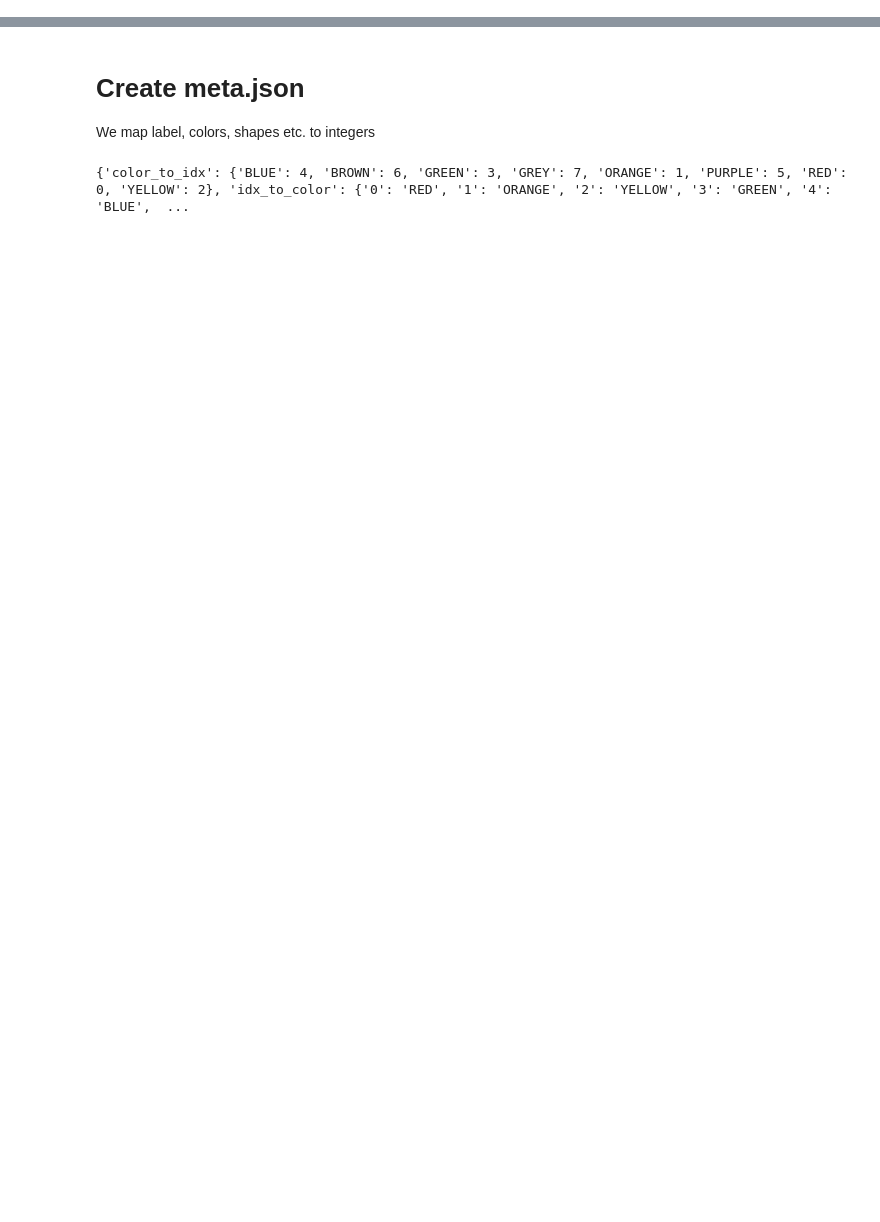
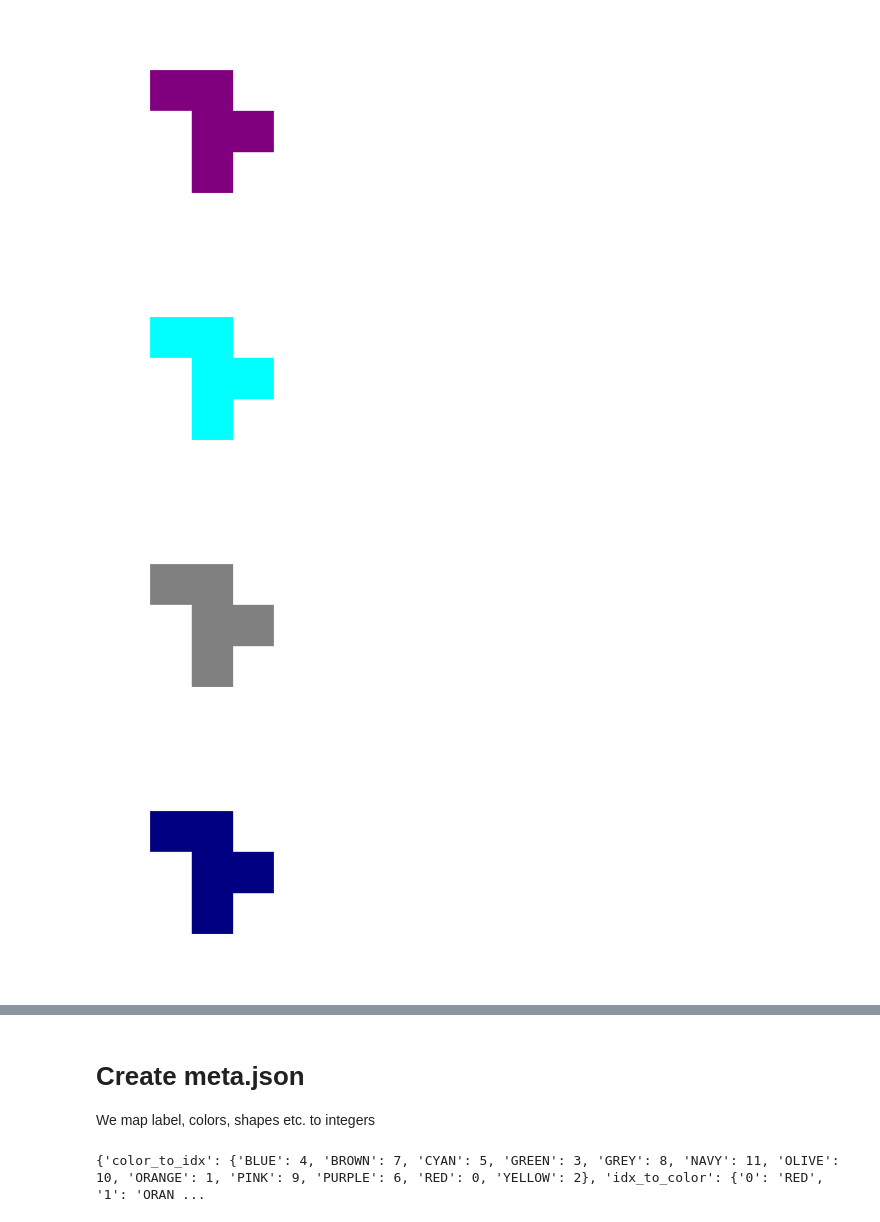
Before and after one commit to clp-research/golmi, a Jupyter notebook: app/compreg/create_set_dataset.ipynb, the cells around one changed output, grey strips where cells are left out. Saved outputs shown, nothing was run; the diff lists cells and outputs as text; code cells hidden in the pictures; blank space fills up the shorter version.

```diff
--- a/app/compreg/create_set_dataset.ipynb
+++ b/app/compreg/create_set_dataset.ipynb
@@ -97,0 +124,14 @@ Pieces: 96
+# %%
+from PIL import Image
+import numpy as np
+
+for file in f_files:
+    with Image.open(data_images_dir + "/" + file) as im:
+        plt.figure()
+        plt.axis("off")
+        plt.imshow(np.array(im))
+# %% [output]
+[figure, added]
+[figure, added]
+[figure, added]
+[figure, added]
@@ -100,17 +148,18 @@ Pieces: 96
 
 We map label, colors, shapes etc. to integers
 # %%
+from model.pentomino import PropertyNames
 data_top_dir = "/data/compreg/sets"
 save_meta = False
-labels = ["uniq_color", "uniq_shape"]
+uniq_props = [PropertyNames.COLOR, PropertyNames.SHAPE]
 if save_meta:
     metadata = {
         "shape_to_idx": dict(),
         "idx_to_shape": dict(),
         "color_to_idx": dict(),
         "idx_to_color": dict(),
-        "label_to_idx": dict(),
-        "idx_to_label": dict()
+        "props_to_idx": dict(),
+        "idx_to_props": dict()
     }
     for prop_idx, prop in enumerate(shapes):
         metadata["shape_to_idx"][prop.name] = prop_idx
@@ -120,9 +169,9 @@ if save_meta:
         metadata["color_to_idx"][prop.name] = prop_idx
         metadata["idx_to_color"][prop_idx] = prop.name
 
-    for lbl_idx, label in enumerate(labels):
-        metadata["label_to_idx"][label] = lbl_idx
-        metadata["idx_to_label"][lbl_idx] = label
+    for prop_idx, prop in enumerate(uniq_props):
+        metadata["props_to_idx"][prop.name] = prop_idx
+        metadata["idx_to_props"][prop_idx] = prop.name
 
     with open(data_top_dir + "/meta.json", "w") as f:
         json.dump(metadata, f, indent=4, sort_keys=True)
@@ -131,4 +180,4 @@ else:
         metadata = json.load(f)
 print(metadata)
 # %% [output]
-{'color_to_idx': {'BLUE': 4, 'BROWN': 6, 'GREEN': 3, 'GREY': 7, 'ORANGE': 1, 'PURPLE': 5, 'RED': 0, 'YELLOW': 2}, 'idx_to_color': {'0': 'RED', '1': 'ORANGE', '2': 'YELLOW', '3': 'GREEN', '4': 'BLUE',  ...
+{'color_to_idx': {'BLUE': 4, 'BROWN': 7, 'CYAN': 5, 'GREEN': 3, 'GREY': 8, 'NAVY': 11, 'OLIVE': 10, 'ORANGE': 1, 'PINK': 9, 'PURPLE': 6, 'RED': 0, 'YELLOW': 2}, 'idx_to_color': {'0': 'RED', '1': 'ORAN ...
```
Also changed, not shown: parts of 19 cells of this notebook, 1 other file.
